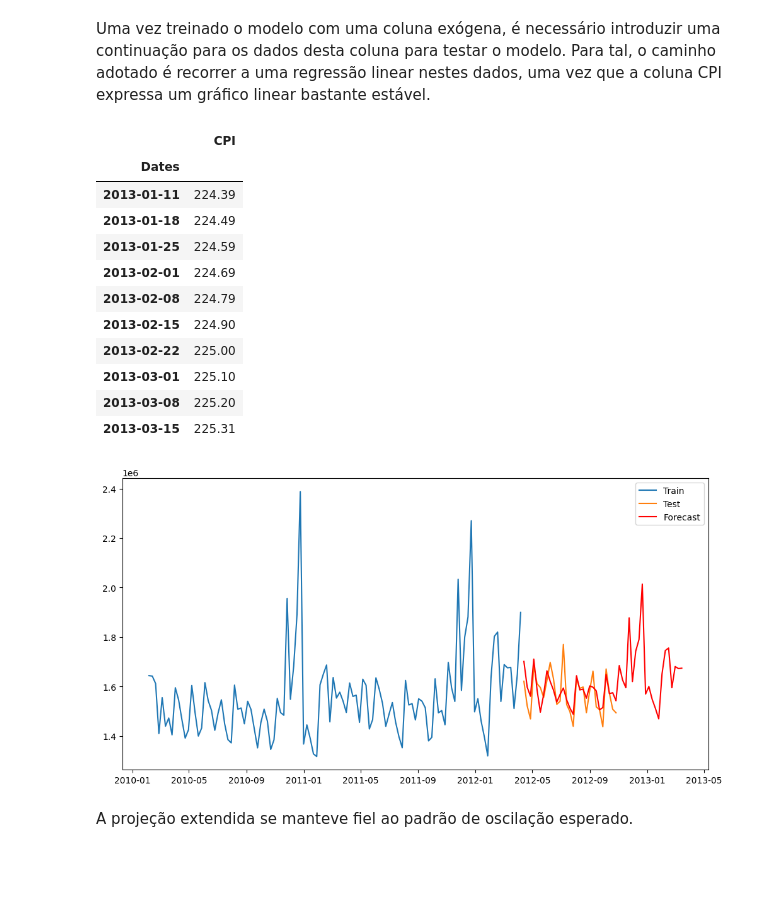
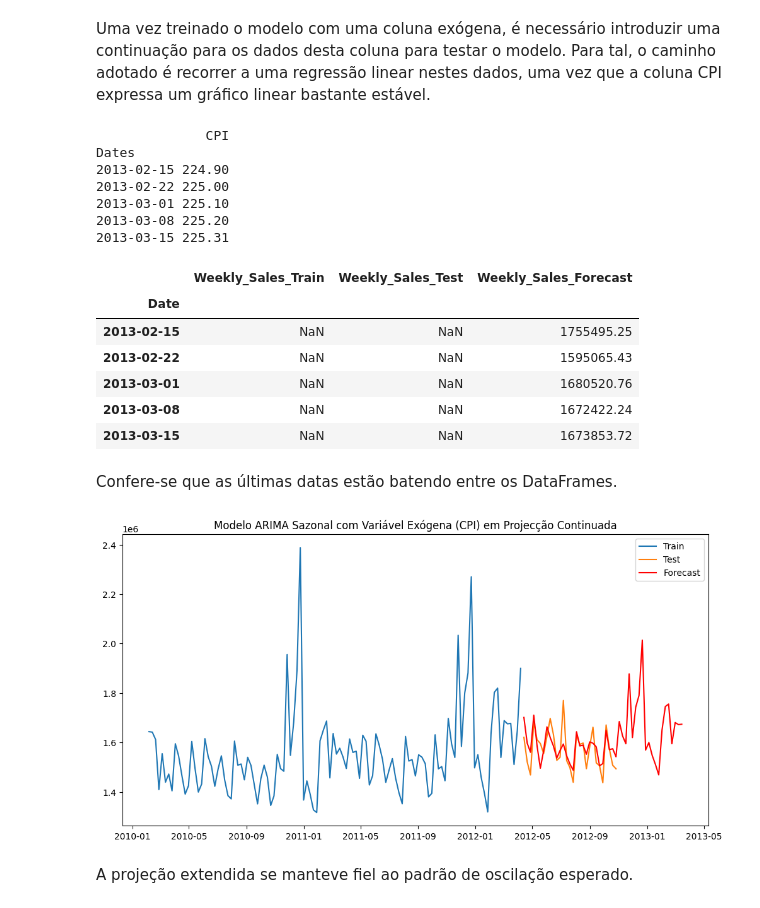
Before and after one commit to lekoller/final-fiap, a Jupyter notebook: Previsão_de_vendas.ipynb, the cells around one changed output. Cells and saved outputs as stored; diff of their text form; code cells hidden in the pictures; blank space fills up the shorter version.

```diff
--- a/Previsão_de_vendas.ipynb
+++ b/Previsão_de_vendas.ipynb
@@ -821,6 +825,7 @@ model.fit(dates, x)
 future_dates = np.arange(len(x), len(x) + 20).reshape(-1, 1)
 future_predictions = model.predict(future_dates)
 
+# Aplica as datas que coincidem com as previsões futuras
 future_index = pd.to_datetime([
     '2012-11-02', '2012-11-09', '2012-11-16', '2012-11-23', '2012-11-30',
     '2012-12-07', '2012-12-14', '2012-12-21', '2012-12-28', '2013-01-04',
@@ -831,50 +836,57 @@ future_index = pd.to_datetime([
 extended_x = pd.concat([x, pd.DataFrame(future_predictions, columns=['CPI'], index=future_index)])
 extended_x.index.name = 'Dates'
 
-extended_x.tail(10)
+print(extended_x.tail())
+combined_df.tail()
 # %% [output]
+              CPI
+Dates
+2013-02-15 224.90
+2013-02-22 225.00
+2013-03-01 225.10
+2013-03-08 225.20
+2013-03-15 225.31
-|  | CPI |
-| Dates |  |
-| 2013-01-11 | 224.39 |
-| 2013-01-18 | 224.49 |
-| 2013-01-25 | 224.59 |
-| 2013-02-01 | 224.69 |
-| 2013-02-08 | 224.79 |
-| 2013-02-15 | 224.90 |
-| 2013-02-22 | 225.00 |
-| 2013-03-01 | 225.10 |
-| 2013-03-08 | 225.20 |
-| 2013-03-15 | 225.31 |
+|  | Weekly_Sales_Train | Weekly_Sales_Test | Weekly_Sales_Forecast |
+| Date |  |  |  |
+| 2013-02-15 | NaN | NaN | 1755495.25 |
+| 2013-02-22 | NaN | NaN | 1595065.43 |
+| 2013-03-01 | NaN | NaN | 1680520.76 |
+| 2013-03-08 | NaN | NaN | 1672422.24 |
+| 2013-03-15 | NaN | NaN | 1673853.72 |
+# %% [markdown]
+Confere-se que as últimas datas estão batendo entre os DataFrames.
 # %%
 additional_steps = 20
 total_steps = len(y_test) + additional_steps
 
 exog_future = extended_x.tail(49)
 
 extended_forecast = exog_arima_model.forecast(steps=total_steps, exog=exog_future)
 
 extended_forecast_df = extended_forecast.to_frame(name='Weekly_Sales_Forecast')
 extended_forecast_df.index = pd.date_range(start=y_train.index[-1] + pd.Timedelta(weeks=1), periods=total_steps, freq='W-FRI')
 extended_forecast_df.index.name = 'Date'
 
 y_test_df = y_test.to_frame(name='Weekly_Sales_Test')
 y_test_df.index = pd.date_range(start=y_train.index[-1] + pd.Timedelta(weeks=1), periods=len(y_test), freq='W-FRI')
 y_test_df.index.name = 'Date'
 
 y_train_df = y_train.to_frame(name='Weekly_Sales_Train')
 y_train_df.index = pd.date_range(start=df.index[0], periods=len(y_train), freq='W-FRI')
 y_train_df.index.name = 'Date'
 
 combined_df = pd.concat([y_train_df, y_test_df, extended_forecast_df], axis=1)
 
 plt.figure(figsize=(12, 6))
 plt.plot(combined_df.index, combined_df['Weekly_Sales_Train'], label='Train')
 plt.plot(combined_df.index, combined_df['Weekly_Sales_Test'], label='Test')
 plt.plot(combined_df.index, combined_df['Weekly_Sales_Forecast'], label='Forecast', color='red')
+plt.title('Modelo ARIMA Sazonal com Variável Exógena (CPI) em Projecção Continuada')
+
 plt.legend()
 plt.show()
 # %% [output]
-[figure, old version]
+[figure, new version]
 # %% [markdown]
 A projeção extendida se manteve fiel ao padrão de oscilação esperado.
 # %%
```
Also changed, not shown: parts of 9 cells of this notebook.
